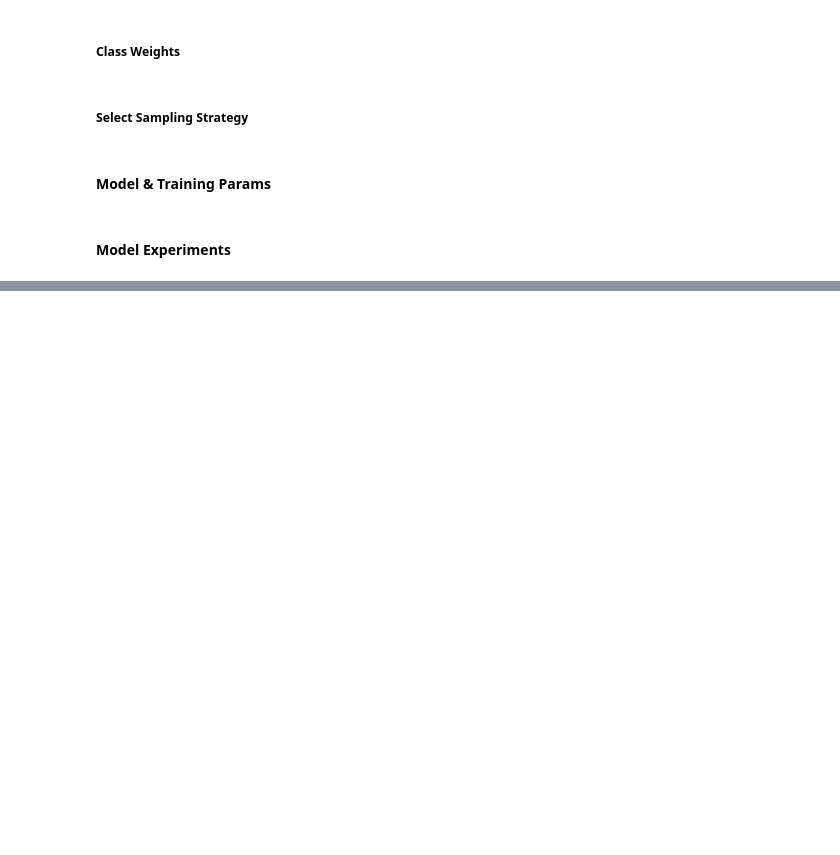
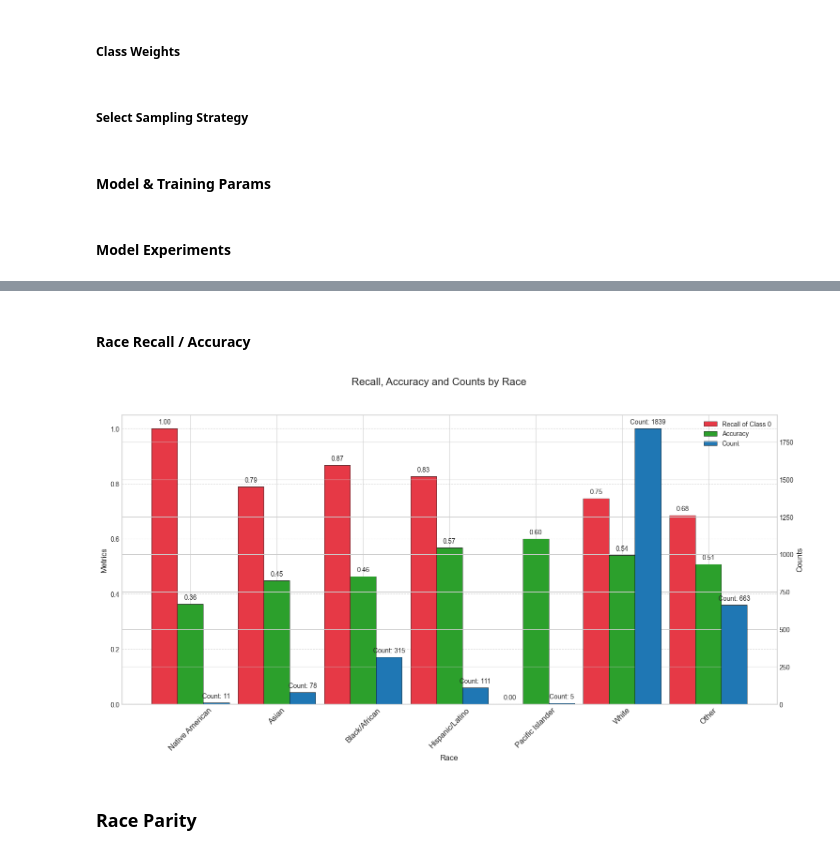
Before and after one commit to wdemichele/COMP90089-VAP-Diagnosis, a Jupyter notebook: HAI_Supervised_Learning.ipynb, the cells around one changed output, grey strips where cells are left out. Drawn from its saved outputs; the diff is of its cells as text; code cells hidden in the pictures; blank space fills up the shorter version.

```diff
--- a/HAI_Supervised_Learning.ipynb
+++ b/HAI_Supervised_Learning.ipynb
@@ -1228,0 +1497,63 @@ NameError: name 'tf' is not defined
+# %% [markdown]
+#### Race Recall / Accuracy
+# %%
+import matplotlib.pyplot as plt
+import numpy as np
+
+# Assuming recall_dict, accuracy_dict, and count_dict are populated
+labels = list(recall_dict.keys())
+recall_values = list(recall_dict.values())
+accuracy_values = list(accuracy_dict.values())
+counts = list(count_dict.values())
+
+x = np.arange(len(labels))
+width = 0.3  # Width of the bars
+
+# Plotting
+fig, ax1 = plt.subplots(figsize=(18, 8))
+fig.suptitle('Recall, Accuracy and Counts by Race', fontsize=16)
+
+# Bars for Recall and Accuracy
+recall_bars = ax1.bar(x - width, recall_values, width, color='#E63946', edgecolor='black', label='Recall of Class 0')
+accuracy_bars = ax1.bar(x, accuracy_values, width, color='tab:green', edgecolor='black', label='Accuracy')
+
+# Add Count bars and settings
+ax2 = ax1.twinx()
+count_bars = ax2.bar(x + width, counts, width, color='tab:blue', edgecolor='black', label='Count')
+ax2.set_ylabel('Counts', fontsize=12)
+ax2.tick_params(axis='y', labelsize=10)
+
+# Add text labels above bars
+for i, rect in enumerate(ax1.patches):
+    height = rect.get_height()
+    ax1.annotate(f'{height:.2f}', xy=(rect.get_x() + rect.get_width() / 2, height),
+                 xytext=(0, 5), textcoords='offset points', ha='center', va='bottom', fontsize=10)
+
+# Text labels for counts
+for i, rect in enumerate(count_bars):
+    height = rect.get_height()
+    ax2.annotate(f'Count: {counts[i]}', xy=(rect.get_x() + rect.get_width() / 2, height),
+                 xytext=(0, 5), textcoords='offset points', ha='center', va='bottom', fontsize=10)
+
+# General settings
+ax1.set_xticks(x)
+ax1.set_xticklabels(labels, rotation=45, fontsize=12)
+ax1.set_xlabel('Race', fontsize=12)
+ax1.set_ylabel('Metrics', fontsize=12)
+ax1.tick_params(axis='y', labelsize=10)
+ax1.grid(axis='y', linestyle='--', alpha=0.6)
+
+# Unified Legend
+handles, labels = [], []
+for ax in [ax1, ax2]:
+    for h, l in zip(*ax.get_legend_handles_labels()):
+        handles.append(h)
+        labels.append(l)
+
+ax1.legend(handles, labels, loc='upper right', fontsize=10)
+
+plt.show()
+# %% [output]
+[figure, added]
+# %% [markdown]
+### Race Parity
```
Also changed, not shown: parts of 40 cells of this notebook, 8 other files.
